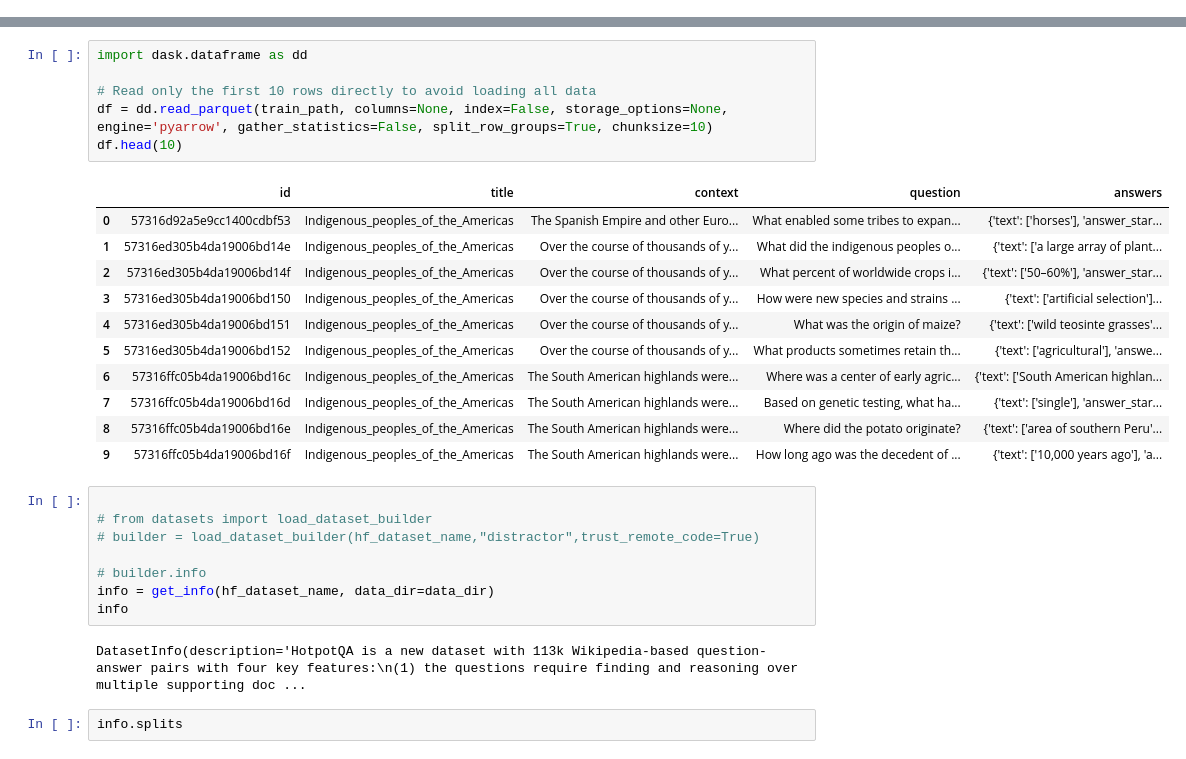
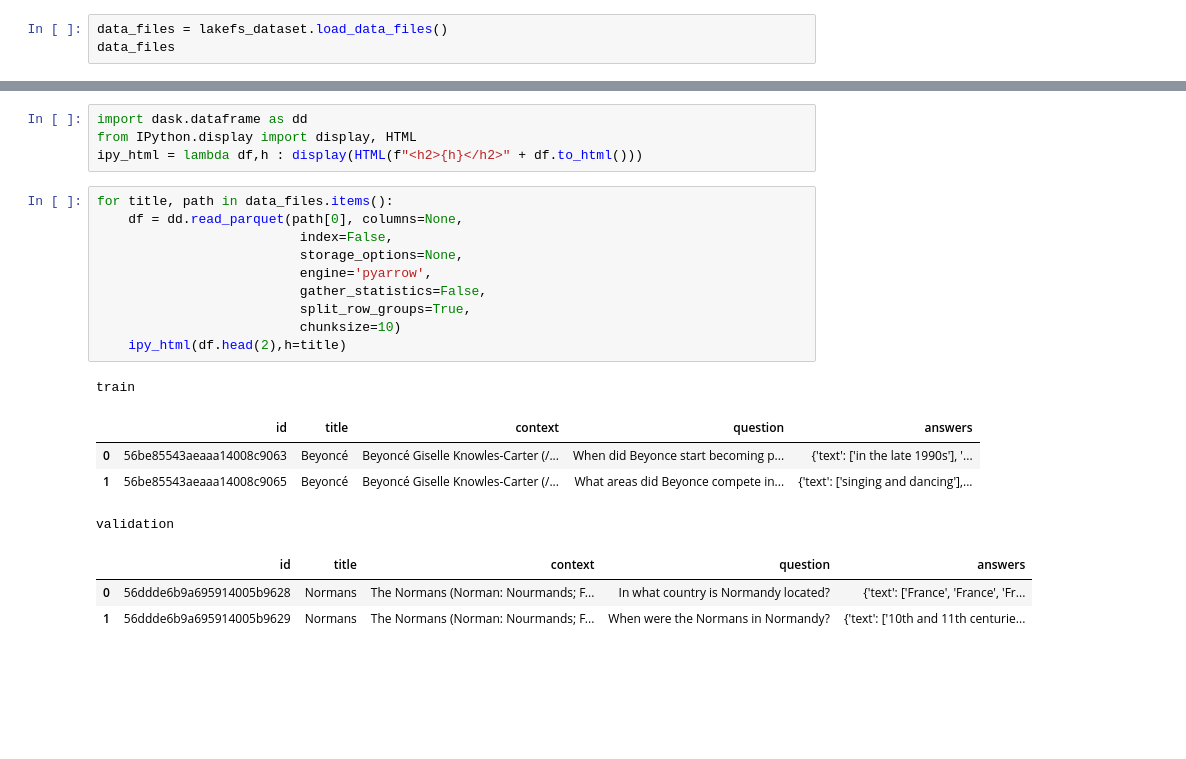
Before and after one commit to LMOrBits/lmorbits, a Jupyter notebook: packages/data/notebooks/hugging_face.ipynb, the cells around one changed output, grey strips where cells are left out. Saved outputs shown, nothing was run; the diff lists cells and outputs as text; blank space fills up the shorter version.

Commit message:
Add LakeFS dataset loading and enhance Dask data processing capabilities

```diff
--- a/packages/data/notebooks/hugging_face.ipynb
+++ b/packages/data/notebooks/hugging_face.ipynb
@@ -89,0 +52,3 @@ load_dataset(path: str, name: Optional[str] = None, data_dir: Optional[str] = No
+# %%
+data_files = lakefs_dataset.load_data_files()
+data_files
@@ -90,30 +59,23 @@ load_dataset(path: str, name: Optional[str] = None, data_dir: Optional[str] = No
+# %%
+import dask.dataframe as dd
+from IPython.display import display, HTML
+ipy_html = lambda df,h : display(HTML(f"<h2>{h}</h2>" + df.to_html()))
 # %%
-import dask.dataframe as dd
-
-# Read only the first 10 rows directly to avoid loading all data
-df = dd.read_parquet(train_path, columns=None, index=False, storage_options=None, engine='pyarrow', gather_statistics=False, split_row_groups=True, chunksize=10)
-df.head(10)
+for title, path in data_files.items():
+    df = dd.read_parquet(path[0], columns=None,
+                          index=False,
+                          storage_options=None,
+                          engine='pyarrow',
+                          gather_statistics=False,
+                          split_row_groups=True,
+                          chunksize=10)
+    ipy_html(df.head(2),h=title)
 # %% [output]
+train
 |  | id | title | context | question | answers |
-| 0 | 57316d92a5e9cc1400cdbf53 | Indigenous_peoples_of_the_Americas | The Spanish Empire and other Euro... | What enabled some tribes to expan... | {'text': ['horses'], 'answer_star... |
-| 1 | 57316ed305b4da19006bd14e | Indigenous_peoples_of_the_Americas | Over the course of thousands of y... | What did the indigenous peoples o... | {'text': ['a large array of plant... |
-| 2 | 57316ed305b4da19006bd14f | Indigenous_peoples_of_the_Americas | Over the course of thousands of y... | What percent of worldwide crops i... | {'text': ['50–60%'], 'answer_star... |
-| 3 | 57316ed305b4da19006bd150 | Indigenous_peoples_of_the_Americas | Over the course of thousands of y... | How were new species and strains ... | {'text': ['artificial selection']... |
-| 4 | 57316ed305b4da19006bd151 | Indigenous_peoples_of_the_Americas | Over the course of thousands of y... | What was the origin of maize? | {'text': ['wild teosinte grasses'... |
-| 5 | 57316ed305b4da19006bd152 | Indigenous_peoples_of_the_Americas | Over the course of thousands of y... | What products sometimes retain th... | {'text': ['agricultural'], 'answe... |
-| 6 | 57316ffc05b4da19006bd16c | Indigenous_peoples_of_the_Americas | The South American highlands were... | Where was a center of early agric... | {'text': ['South American highlan... |
-| 7 | 57316ffc05b4da19006bd16d | Indigenous_peoples_of_the_Americas | The South American highlands were... | Based on genetic testing, what ha... | {'text': ['single'], 'answer_star... |
-| 8 | 57316ffc05b4da19006bd16e | Indigenous_peoples_of_the_Americas | The South American highlands were... | Where did the potato originate? | {'text': ['area of southern Peru'... |
-| 9 | 57316ffc05b4da19006bd16f | Indigenous_peoples_of_the_Americas | The South American highlands were... | How long ago was the decedent of ... | {'text': ['10,000 years ago'], 'a... |
+| 0 | 56be85543aeaaa14008c9063 | Beyoncé | Beyoncé Giselle Knowles-Carter (/... | When did Beyonce start becoming p... | {'text': ['in the late 1990s'], '... |
+| 1 | 56be85543aeaaa14008c9065 | Beyoncé | Beyoncé Giselle Knowles-Carter (/... | What areas did Beyonce compete in... | {'text': ['singing and dancing'],... |
+validation
+|  | id | title | context | question | answers |
+| 0 | 56ddde6b9a695914005b9628 | Normans | The Normans (Norman: Nourmands; F... | In what country is Normandy located? | {'text': ['France', 'France', 'Fr... |
+| 1 | 56ddde6b9a695914005b9629 | Normans | The Normans (Norman: Nourmands; F... | When were the Normans in Normandy? | {'text': ['10th and 11th centurie... |
-# %%
-
-# from datasets import load_dataset_builder
-# builder = load_dataset_builder(hf_dataset_name,"distractor",trust_remote_code=True)
-
-# builder.info
-info = get_info(hf_dataset_name, data_dir=data_dir)
-info
-# %% [output]
-DatasetInfo(description='HotpotQA is a new dataset with 113k Wikipedia-based question-answer pairs with four key features:\n(1) the questions require finding and reasoning over multiple supporting doc ...
-# %%
-info.splits
```
Also changed, not shown: parts of 23 cells of this notebook, 6 other files.
